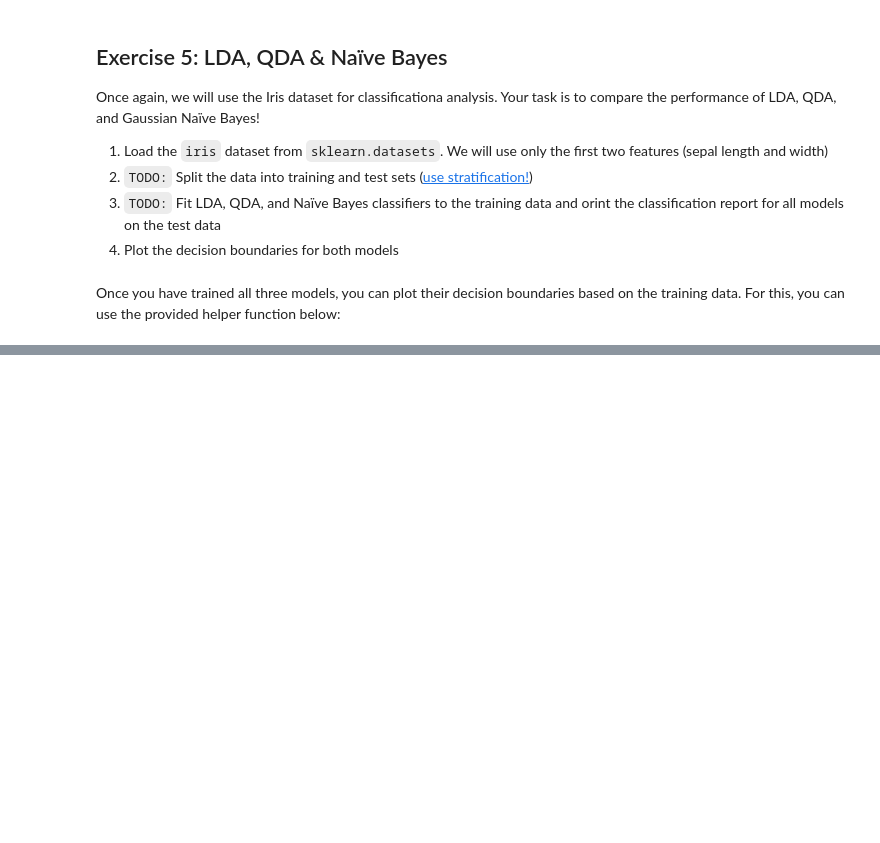
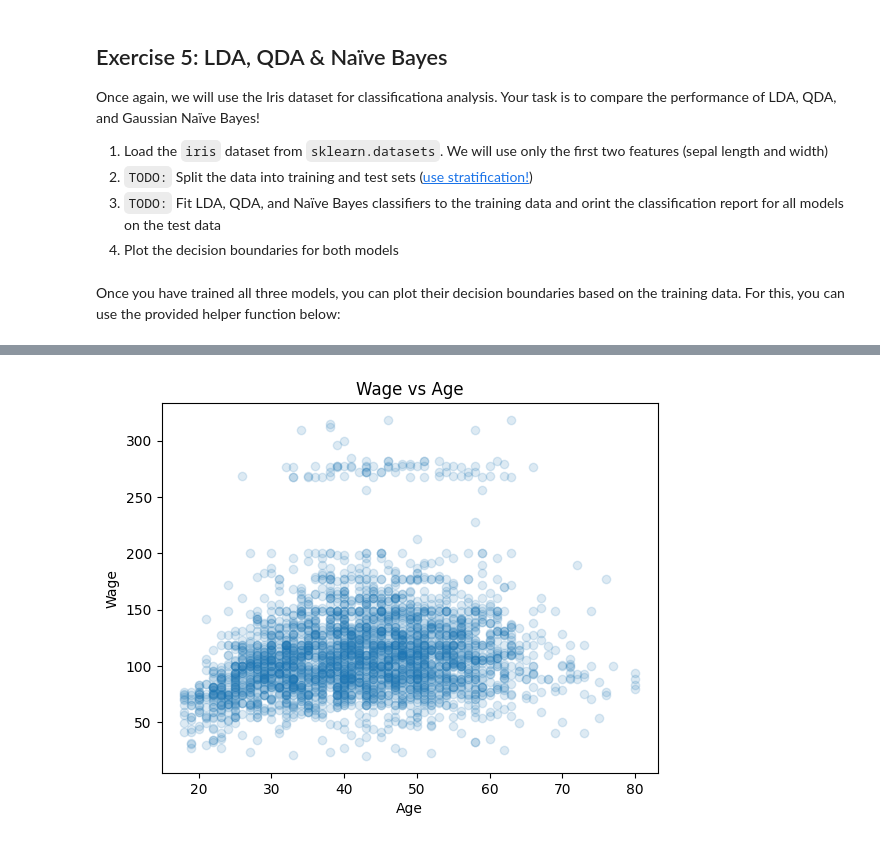
Before and after one commit to mibur1/psy300, a Jupyter notebook: book/2_models/Exercises.ipynb, the cells around one changed output, grey strips where cells are left out. Saved outputs shown, nothing was run; the diff lists cells and outputs as text; code cells hidden in the pictures; blank space fills up the shorter version.

```diff
--- a/book/2_models/Exercises.ipynb
+++ b/book/2_models/Exercises.ipynb
@@ -391,0 +403,13 @@ plt.tight_layout()
+# %%
+import numpy as np
+import matplotlib.pyplot as plt
+import statsmodels.api as sm
+
+wage = sm.datasets.get_rdataset("Wage", "ISLR").data
+
+fig, ax = plt.subplots()
+ax.scatter(wage["age"], wage["wage"], alpha=0.15)
+ax.set(xlabel="Age", ylabel="Wage", title="Wage vs Age");
+
+wage.head()
+# %% [output]
@@ -391,0 +423 @@ plt.tight_layout()
+[figure, added]
```
Also changed, not shown: parts of 9 cells of this notebook, 1 other file.
